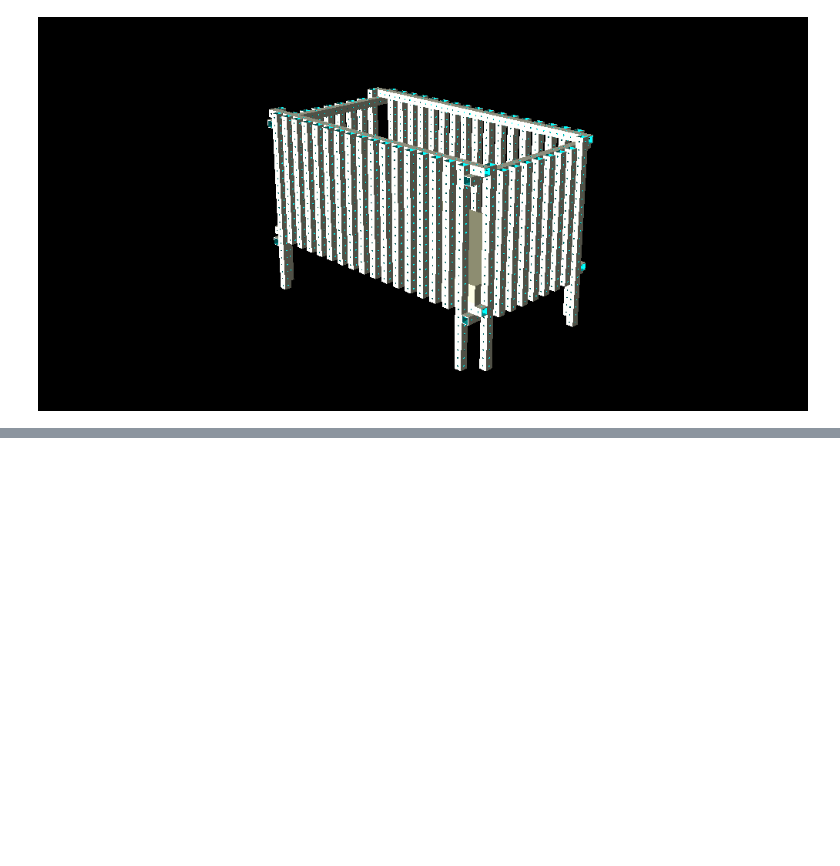
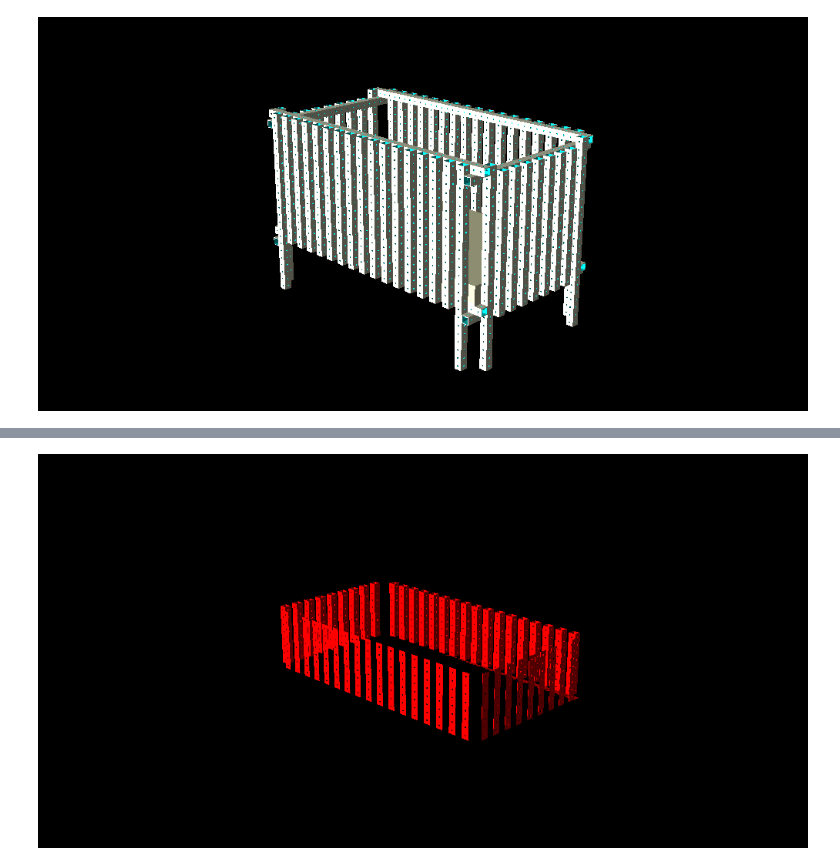
Before and after one commit to bollwyvl/crib, a Jupyter notebook: Crib.ipynb, the cells around one changed output, grey strips where cells are left out. Drawn from its saved outputs; the diff is of its cells as text; code cells hidden in the pictures; blank space fills up the shorter version.

Commit message:
adding visual constraint

```diff
--- a/Crib.ipynb
+++ b/Crib.ipynb
@@ -160,7 +117,7 @@ class Scad(object):
 
     def __exit__(self, type, value, traceback):
         tmp = NamedTemporaryFile(suffix=".scad", delete=False)
-        tmp_png = tempfile.NamedTemporaryFile(suffix=".png", delete=False)
+        tmp_png = NamedTemporaryFile(suffix=".png", delete=False)
         try:
             scad_text = scad_render(self._root).encode("utf-8")
             tmp.write(scad_text)
@@ -366,0 +333,23 @@ with Scad() as see:
+# %%
+def visual_mattress_slat_gap():
+    wood = union()(*(shelves() + slats() + legs()))
+    gap_area = translate([
+            -crib.max_mattress_slat_gap,
+            -crib.max_mattress_slat_gap,
+            (crib.mattress_to_floor) * inch
+        ])(
+        cube([
+            (crib.mattress_width + (2 * crib.max_mattress_slat_gap)) * inch,
+            (crib.mattress_length + (2 * crib.max_mattress_slat_gap)) * inch,
+            (crib.leg_height / 3) * inch
+        ])
+    )
+    return color("red")(intersection()(wood, gap_area))
+
+
+# scad_render_to_file(visual_mattress_slat_gap(), filepath="foo.scad")
+
+with Scad() as see:
+    see(visual_mattress_slat_gap())
+# %% [output]
+[figure, added]
```
Also changed, not shown: parts of 10 cells of this notebook.
